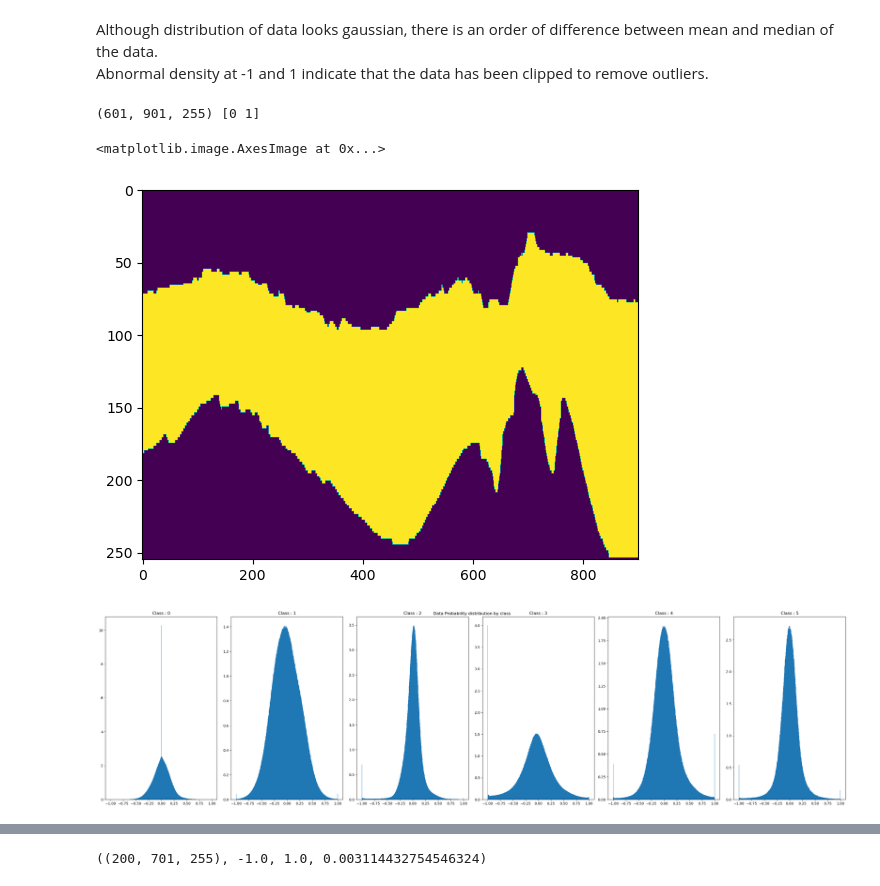
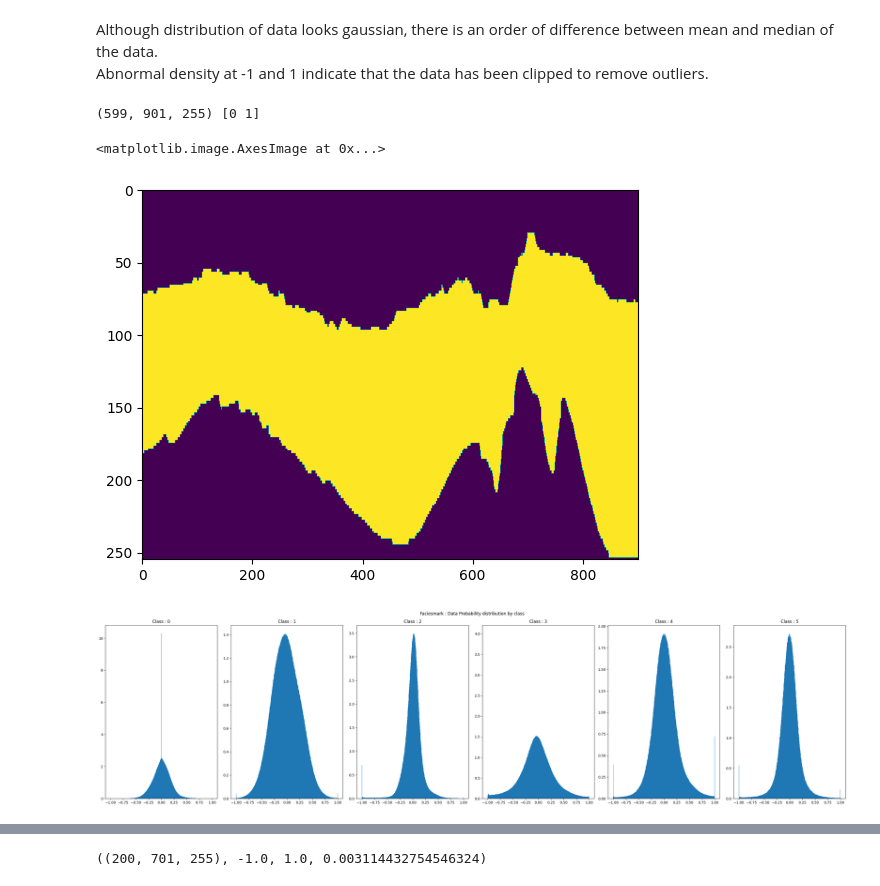
Before and after one commit to jayantb1019/adl_seismic, a Jupyter notebook: notebooks/00_faciesmark_eda.ipynb, the cells around one changed output, grey strips where cells are left out. Cells and saved outputs as stored; diff of their text form; code cells hidden in the pictures.

```diff
--- a/notebooks/00_faciesmark_eda.ipynb
+++ b/notebooks/00_faciesmark_eda.ipynb
@@ -5,8 +5,8 @@ import numpy as np
 import matplotlib.pyplot as plt
 # %%
 # dataset path
-volume = '/Users/jayanthboddu/Desktop/data_science/upgrad/MSDS/experiments_feb/data/faciesmark/raw/seismic_entire_volume.npy'
-labels = '/Users/jayanthboddu/Desktop/data_science/upgrad/MSDS/experiments_feb/data/faciesmark/raw/labels_entire_volume.npy'
+volume = '../data/clean/faciesmark/raw/seismic_entire_volume.npy'
+labels = '../data/clean/faciesmark/raw/labels_entire_volume.npy'
 # %%
 volume_npy = np.load(volume)
 labels_npy = np.load(labels)
@@ -129,32 +129,32 @@ label_mask = class_mask(labels_npy, label)
 print(label_mask.shape,np.unique(label_mask))
 plt.imshow(label_mask[100].T, aspect='auto')
 # %% [output]
-(601, 901, 255) [0 1]
+(599, 901, 255) [0 1]
 <matplotlib.image.AxesImage at 0x...>
 [figure]
 # %%
 # distribution of data in each class
 
 # data filtered by class
 label = 2
-def data_by_class(volume_npy, label_npy, label) :
+def data_by_class(volume_npy, labels_npy, label) :
     label_mask = class_mask(labels_npy, label)
     positions = np.where(label_mask == 1)
     return volume_npy[positions]
 
 # data distribution by class
 
 fig, ax = plt.subplots(ncols=6, figsize=(30,8))
 for label in labels :
     volume = data_by_class(volume_npy, labels_npy, label)
     ax[label].hist(volume, bins=500, density=True)
     ax[label].set_title(f'Class : {label}')
+plt.suptitle('Faciesmark : Data Probability distribution by class')
+plt.tight_layout()
 
-plt.tight_layout()
-plt.suptitle('Data Probability distribution by class')
 plt.show()
 # %% [output]
-[figure, old version]
+[figure, new version]
 # %%
 # train , test split
 train_volume_path = '/Users/jayanthboddu/Desktop/data_science/upgrad/MSDS/experiments_feb/data/faciesmark/train/train_seismic.npy'
```
Also changed, not shown: parts of 7 cells of this notebook, 6 other files.
